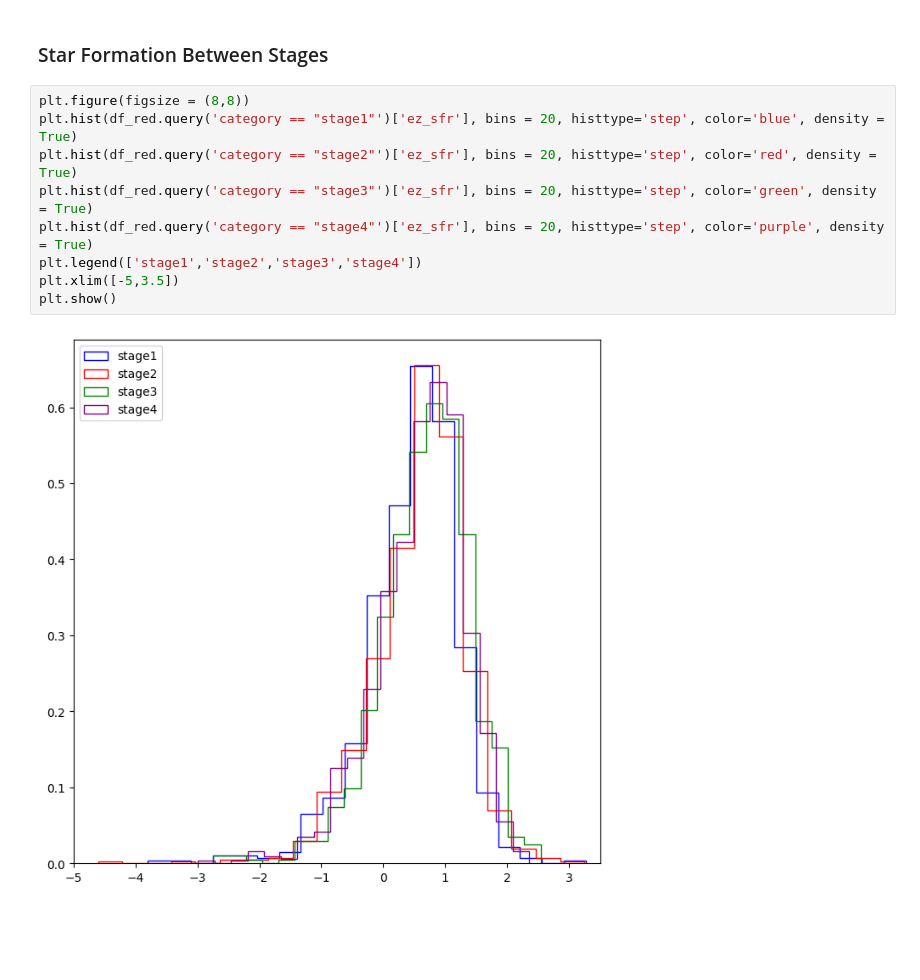
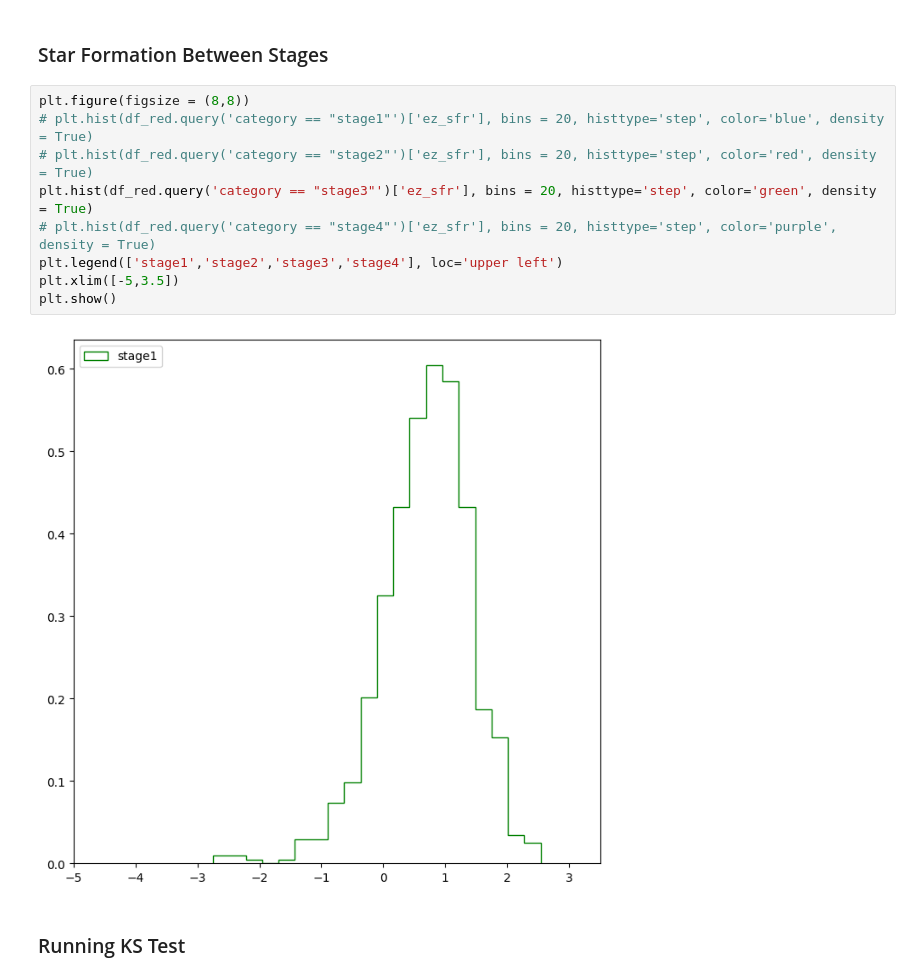
Before and after one commit to AstroORyan/mergers-in-cosmos, a Jupyter notebook: notebooks/back-to-basics/using-visual-sources/sf-with-mass.ipynb, the cells around one changed output. Drawn from its saved outputs; the diff is of its cells as text; blank space fills up the shorter version.

```diff
--- a/notebooks/back-to-basics/using-visual-sources/sf-with-mass.ipynb
+++ b/notebooks/back-to-basics/using-visual-sources/sf-with-mass.ipynb
@@ -176,12 +180,14 @@ plt.show()
 ### Star Formation Between Stages
 # %%
 plt.figure(figsize = (8,8))
-plt.hist(df_red.query('category == "stage1"')['ez_sfr'], bins = 20, histtype='step', color='blue', density = True)
-plt.hist(df_red.query('category == "stage2"')['ez_sfr'], bins = 20, histtype='step', color='red', density = True)
+# plt.hist(df_red.query('category == "stage1"')['ez_sfr'], bins = 20, histtype='step', color='blue', density = True)
+# plt.hist(df_red.query('category == "stage2"')['ez_sfr'], bins = 20, histtype='step', color='red', density = True)
 plt.hist(df_red.query('category == "stage3"')['ez_sfr'], bins = 20, histtype='step', color='green', density = True)
-plt.hist(df_red.query('category == "stage4"')['ez_sfr'], bins = 20, histtype='step', color='purple', density = True)
-plt.legend(['stage1','stage2','stage3','stage4'])
+# plt.hist(df_red.query('category == "stage4"')['ez_sfr'], bins = 20, histtype='step', color='purple', density = True)
+plt.legend(['stage1','stage2','stage3','stage4'], loc='upper left')
 plt.xlim([-5,3.5])
 plt.show()
 # %% [output]
-[figure, old version]
+[figure, new version]
+# %% [markdown]
+### Running KS Test
```
Also changed, not shown: parts of 36 cells of this notebook, 7 other files.
